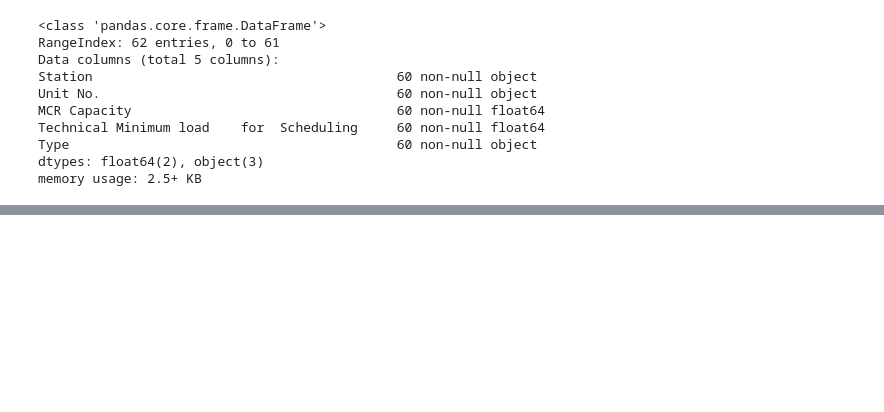
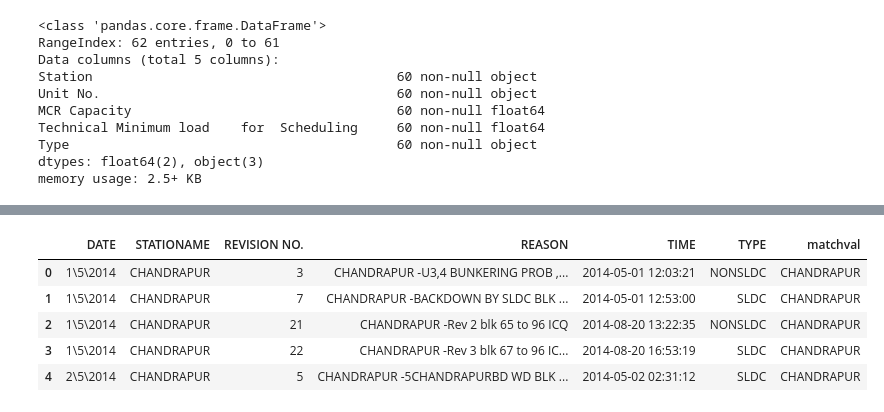
Before and after one commit to jaymalak/ElectricityGenerator, a Jupyter notebook: MAY2014.ipynb, the cells around one changed output, grey strips where cells are left out. Cells and saved outputs as stored; diff of their text form; code cells hidden in the pictures; blank space fills up the shorter version.

```diff
--- a/MAY2014.ipynb
+++ b/MAY2014.ipynb
@@ -213,0 +204,12 @@ def fun_nunique() :
+# %%
+col_with_moreval=[]
+for col in may1.columns:
+   ## if may1[col].dtype =='O':
+        if len(may1[col].unique()) >1:
+           col_with_moreval.append(may1[col].name)
+
+        else:
+            continue
+col_with_moreval
+df=pd.DataFrame(col_with_moreval,columns=['matchval'])     ##Convert List to DataFrame
+df
@@ -213,0 +234,10 @@ def fun_nunique() :
+# %%
+station_merge = pd.merge(reasonmst, df, how='inner', left_on='STATIONAME', right_on='matchval')
+station_merge.head()
+# %% [output]
+|  | DATE | STATIONAME | REVISION NO. | REASON | TIME | TYPE | matchval |
+| 0 | 1\5\2014 | CHANDRAPUR | 3 | CHANDRAPUR -U3,4 BUNKERING PROB ,... | 2014-05-01 12:03:21 | NONSLDC | CHANDRAPUR |
+| 1 | 1\5\2014 | CHANDRAPUR | 7 | CHANDRAPUR -BACKDOWN BY SLDC BLK ... | 2014-05-01 12:53:00 | SLDC | CHANDRAPUR |
+| 2 | 1\5\2014 | CHANDRAPUR | 21 | CHANDRAPUR -Rev 2 blk 65 to 96 ICQ | 2014-08-20 13:22:35 | NONSLDC | CHANDRAPUR |
+| 3 | 1\5\2014 | CHANDRAPUR | 22 | CHANDRAPUR -Rev 3 blk 67 to 96 IC... | 2014-08-20 16:53:19 | SLDC | CHANDRAPUR |
+| 4 | 2\5\2014 | CHANDRAPUR | 5 | CHANDRAPUR -5CHANDRAPURBD WD BLK ... | 2014-05-02 02:31:12 | SLDC | CHANDRAPUR |
```
Also changed, not shown: parts of 29 cells of this notebook.
